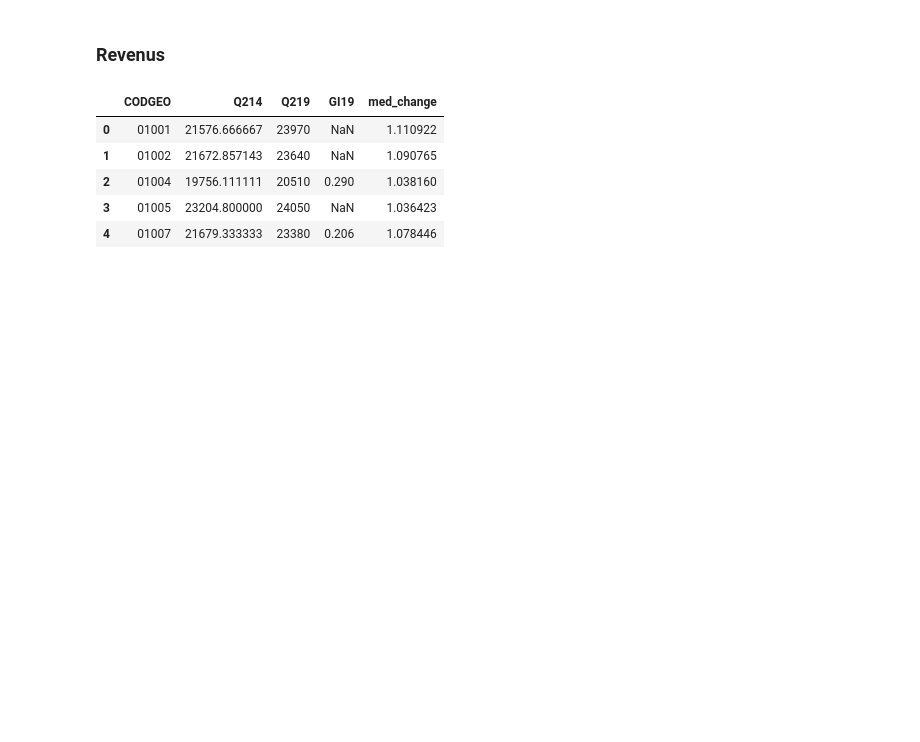
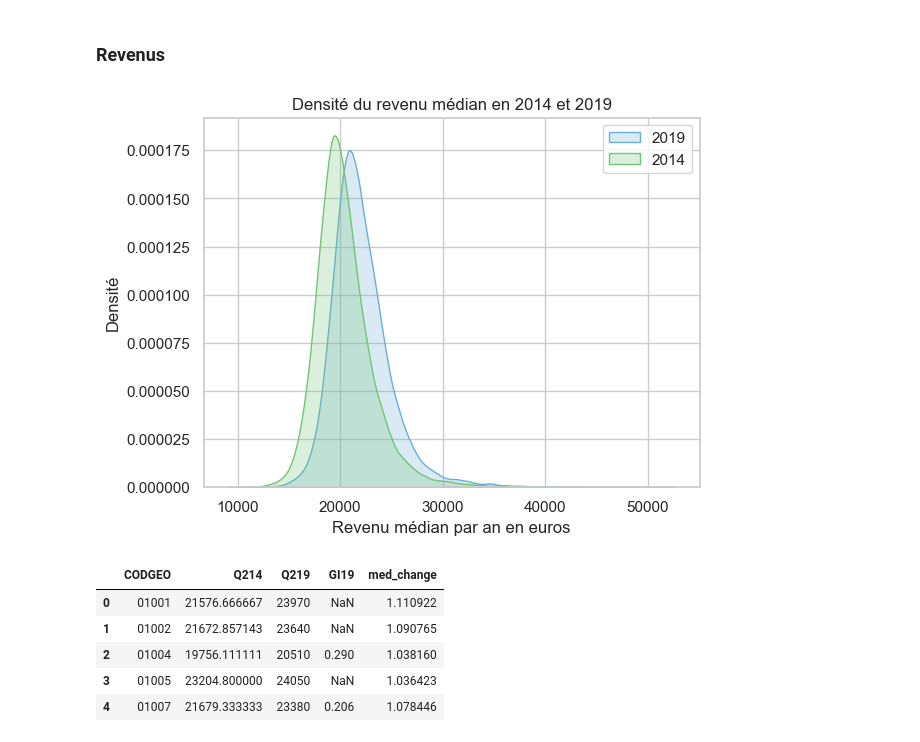
Before and after one commit to pwisniewski-econ/interestnpy, a Jupyter notebook: notebook_french.ipynb, the cells around one changed output. Cells and saved outputs as stored; diff of their text form; code cells hidden in the pictures; blank space fills up the shorter version.

Commit message:
Add density plots

```diff
--- a/notebook_french.ipynb
+++ b/notebook_french.ipynb
@@ -380,6 +380,17 @@ income2014 = income2014[["CODGEO","Q214"]]
 income2019 = pd.read_excel(path+"/data/external/revenus/indic-struct-distrib-revenu-2019-COMMUNES/FILO2019_DISP_COM.xlsx",
                                sheet_name="ENSEMBLE", skiprows=5)
 income2019 = income2019[["CODGEO","Q219", "GI19"]]
+# %%
+#Densité de revenus en 2019 par commune
+sns.kdeplot(income2019[["Q219"]], fill=True, label= "2019",palette='Blues')
+sns.kdeplot(income2014[["Q214"]], fill=True, label = "2014",palette='Greens')
+plt.xlabel('Revenu médian par an en euros')
+plt.ylabel('Densité')
+plt.legend()
+plt.title("Densité du revenu médian en 2014 et 2019")
+plt.show()
+# %% [output]
+[figure, added]
 # %%
 #MERGE
 income2014_2019 = pd.merge(income2014, income2019, how='inner', on = ["CODGEO"])
```
Also changed, not shown: parts of 2 cells of this notebook.
